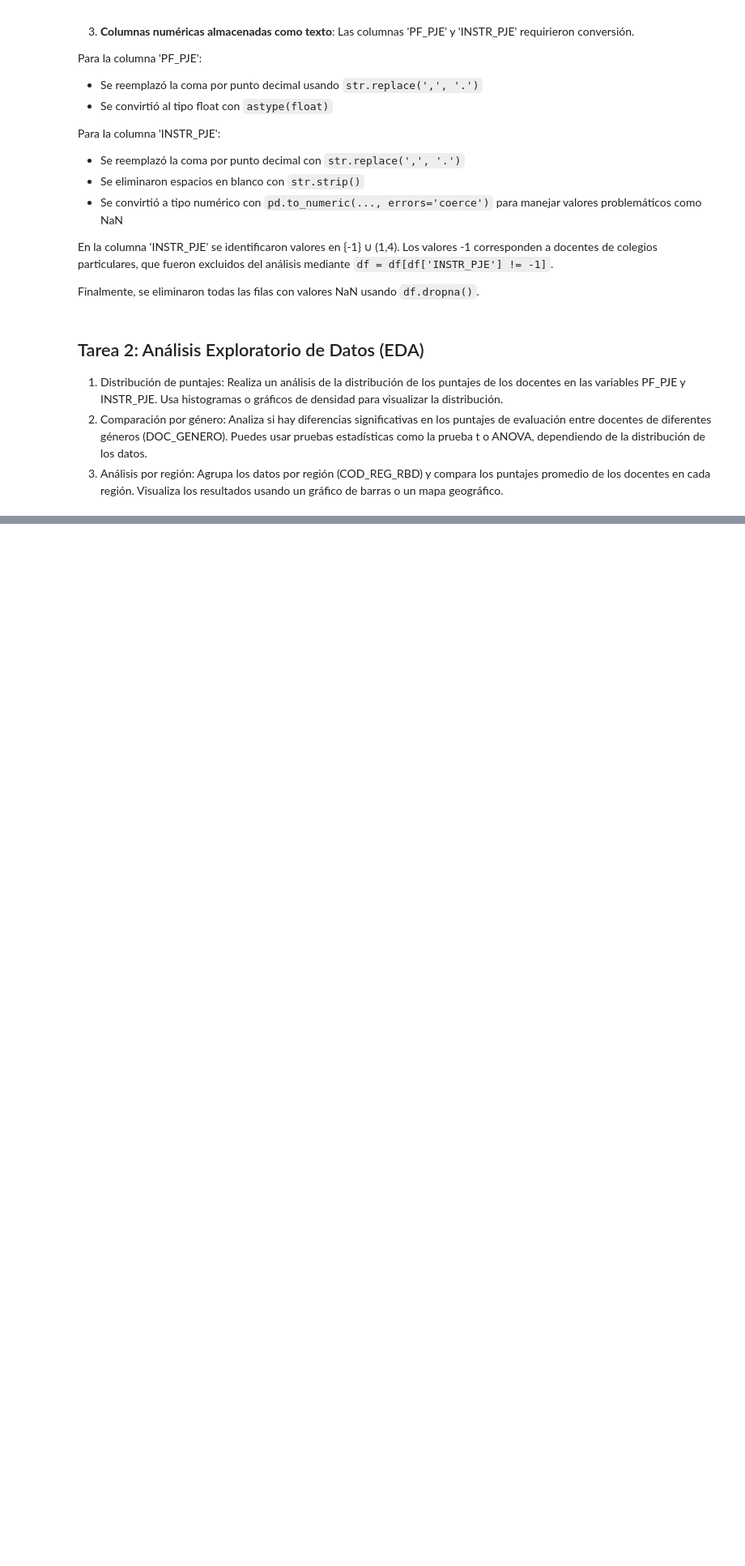
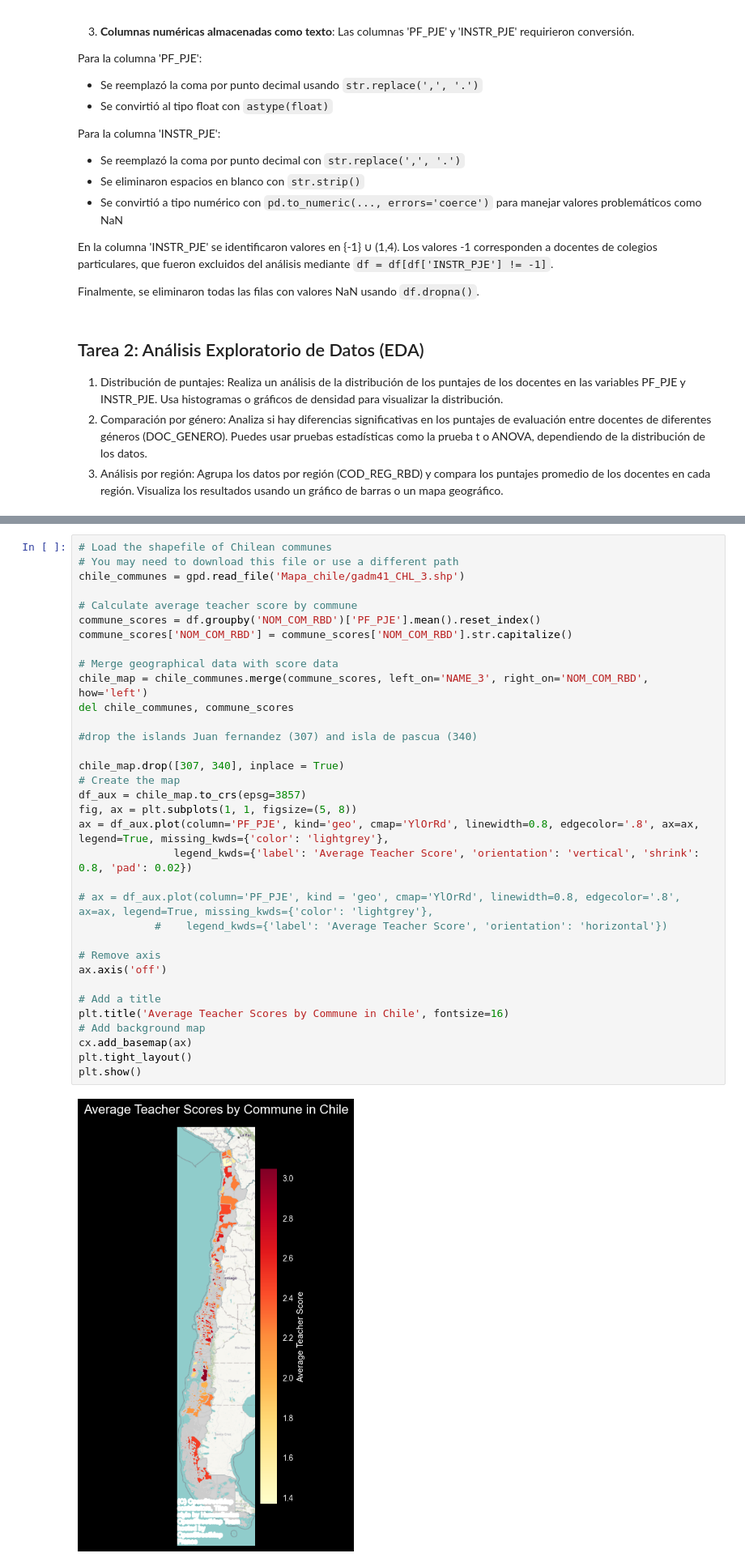
Before and after one commit to PalomoMT/Docentes, a Jupyter notebook: Analisis.ipynb, the cells around one changed output, grey strips where cells are left out. Shown at 81% size. Saved outputs shown, nothing was run; the diff lists cells and outputs as text; blank space fills up the shorter version.

```diff
--- a/Analisis.ipynb
+++ b/Analisis.ipynb
@@ -134,0 +259,36 @@ plt.show()
+# %%
+# Load the shapefile of Chilean communes
+# You may need to download this file or use a different path
+chile_communes = gpd.read_file('Mapa_chile/gadm41_CHL_3.shp')
+
+# Calculate average teacher score by commune
+commune_scores = df.groupby('NOM_COM_RBD')['PF_PJE'].mean().reset_index()
+commune_scores['NOM_COM_RBD'] = commune_scores['NOM_COM_RBD'].str.capitalize()
+
+# Merge geographical data with score data
+chile_map = chile_communes.merge(commune_scores, left_on='NAME_3', right_on='NOM_COM_RBD', how='left')
+del chile_communes, commune_scores
+
+#drop the islands Juan fernandez (307) and isla de pascua (340)
+
+chile_map.drop([307, 340], inplace = True)
+# Create the map
+df_aux = chile_map.to_crs(epsg=3857)
+fig, ax = plt.subplots(1, 1, figsize=(5, 8))
+ax = df_aux.plot(column='PF_PJE', kind='geo', cmap='YlOrRd', linewidth=0.8, edgecolor='.8', ax=ax, legend=True, missing_kwds={'color': 'lightgrey'},
+               legend_kwds={'label': 'Average Teacher Score', 'orientation': 'vertical', 'shrink': 0.8, 'pad': 0.02})
+
+# ax = df_aux.plot(column='PF_PJE', kind = 'geo', cmap='YlOrRd', linewidth=0.8, edgecolor='.8', ax=ax, legend=True, missing_kwds={'color': 'lightgrey'},
+            #    legend_kwds={'label': 'Average Teacher Score', 'orientation': 'horizontal'})
+
+# Remove axis
+ax.axis('off')
+
+# Add a title
+plt.title('Average Teacher Scores by Commune in Chile', fontsize=16)
+# Add background map
+cx.add_basemap(ax)
+plt.tight_layout()
+plt.show()
+# %% [output]
+[figure, added]
```
Also changed, not shown: parts of 12 cells of this notebook, 7 other files.
